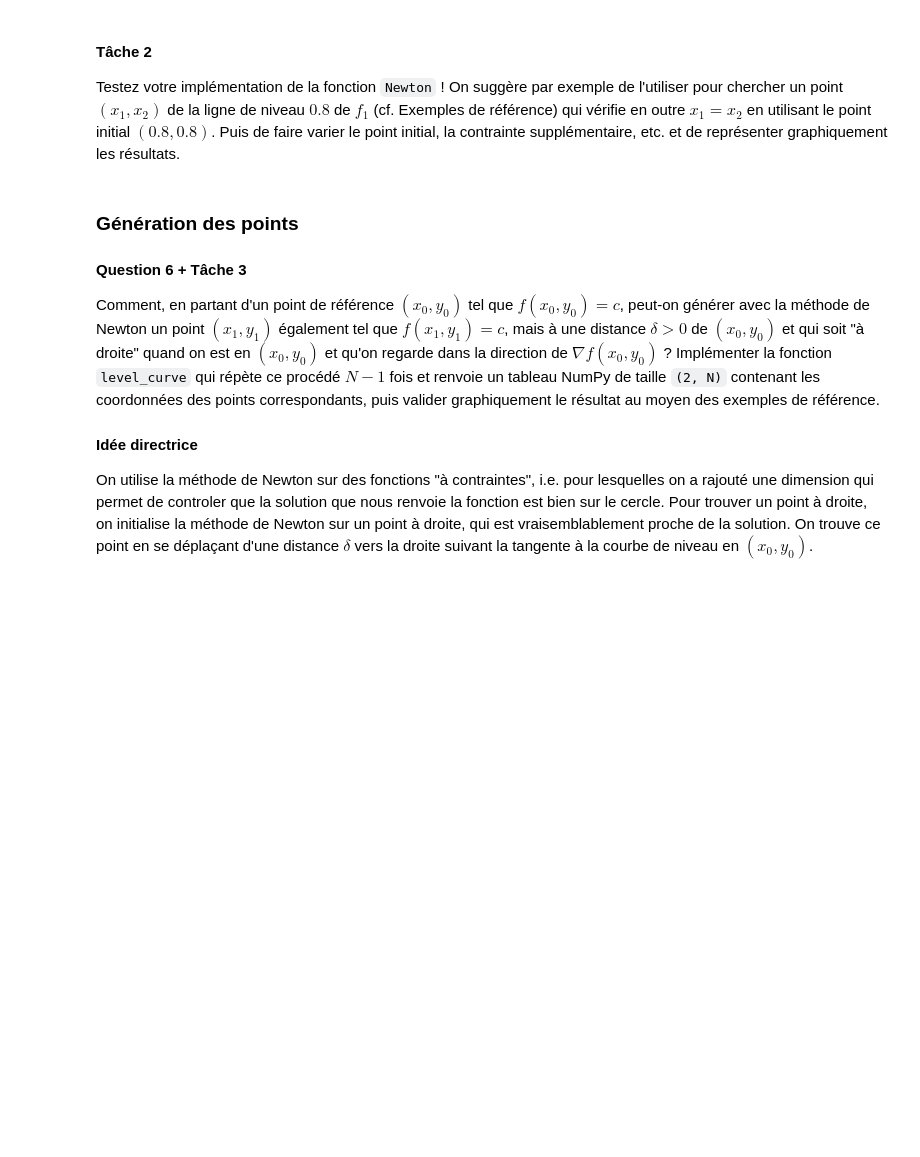
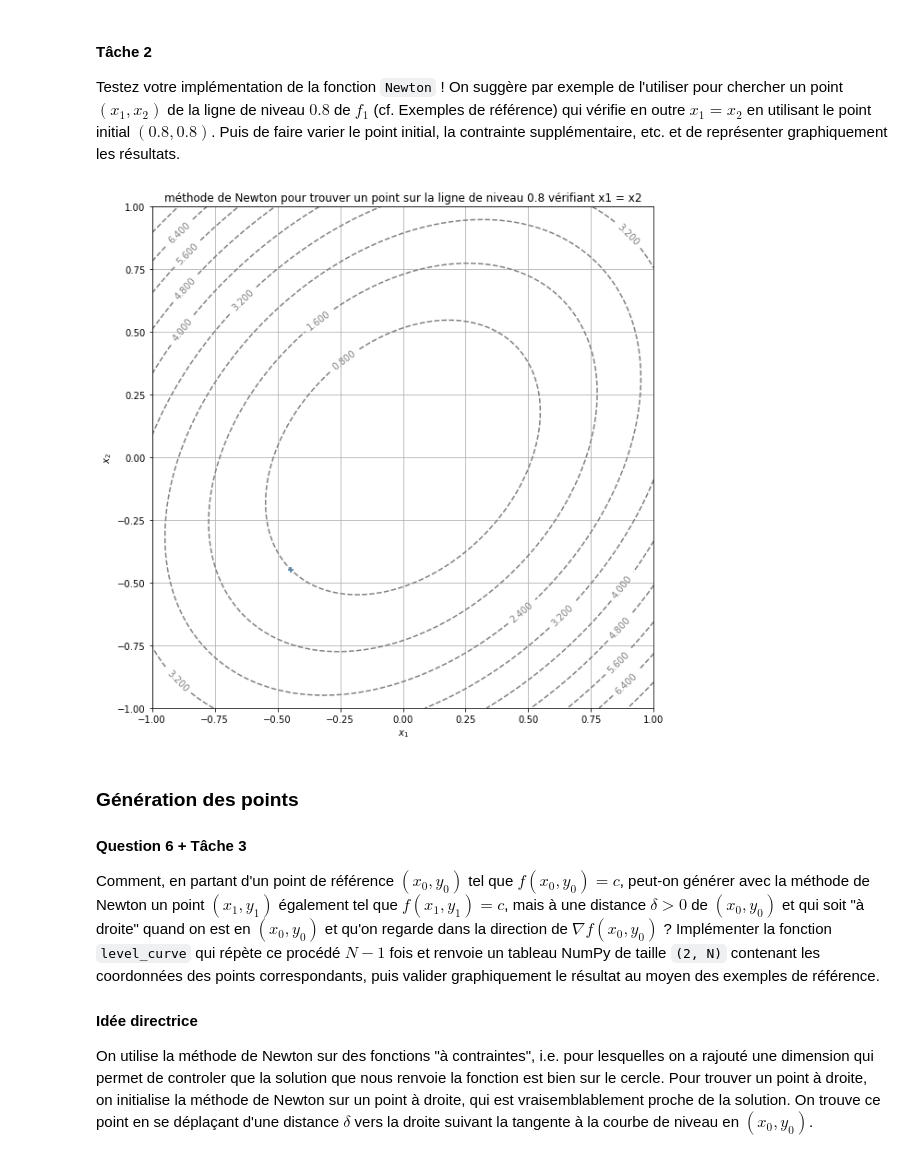
Before and after one commit to pierrechapel/projetmathsinfo, a Jupyter notebook: notebook ChapelThuillier.ipynb, the cells around one changed output. Drawn from its saved outputs; the diff is of its cells as text; code cells hidden in the pictures; blank space fills up the shorter version.

```diff
--- a/notebook ChapelThuillier.ipynb
+++ b/notebook ChapelThuillier.ipynb
@@ -334,3 +352,13 @@ Testez votre implémentation de la fonction `Newton` ! On suggère par exemple d
+# %%
+def contrainte1(x,y):
+    return np.array([f1(x,y)- 0.8,x-y])
+# %%
+display_contour2(f1, Newton(contrainte1, -0.5, -0.2, 0.003, 100), "méthode de Newton pour trouver un point sur la ligne de niveau 0.8 vérifiant x1 = x2",x=np.linspace(-1.0, 1.0, 100),
+    y=np.linspace(-1.0, 1.0, 100),
+    levels=10 # 10 levels, automatically selected
+)
+# %% [output]
+[figure, added]
 # %% [markdown]
 ### Génération des points
 
```
Also changed, not shown: parts of 4 cells of this notebook.
